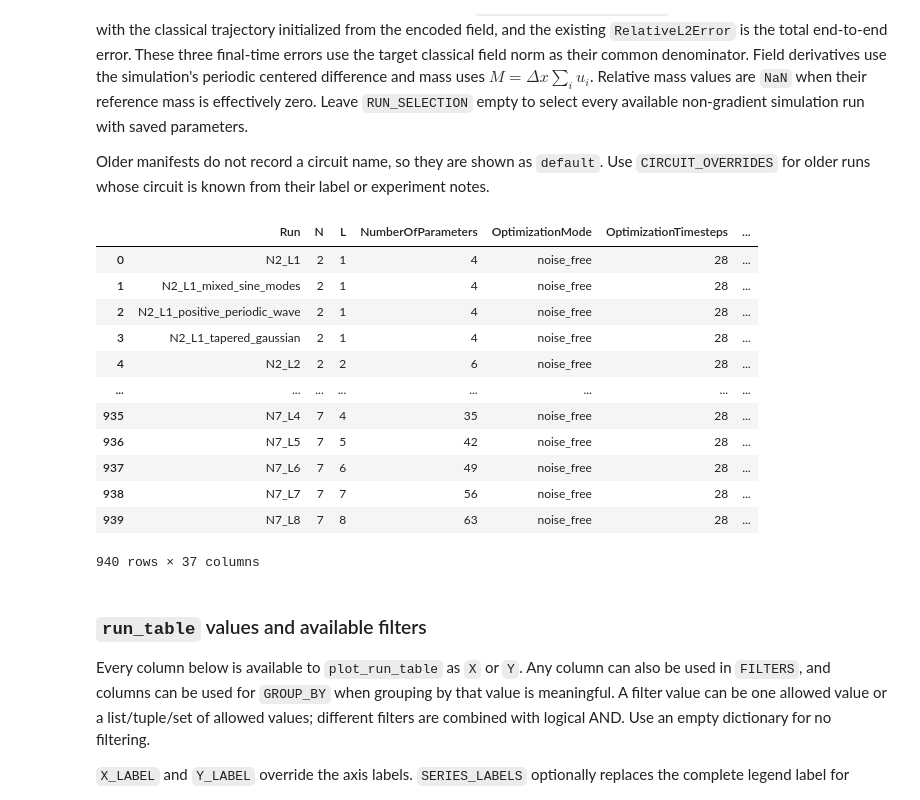
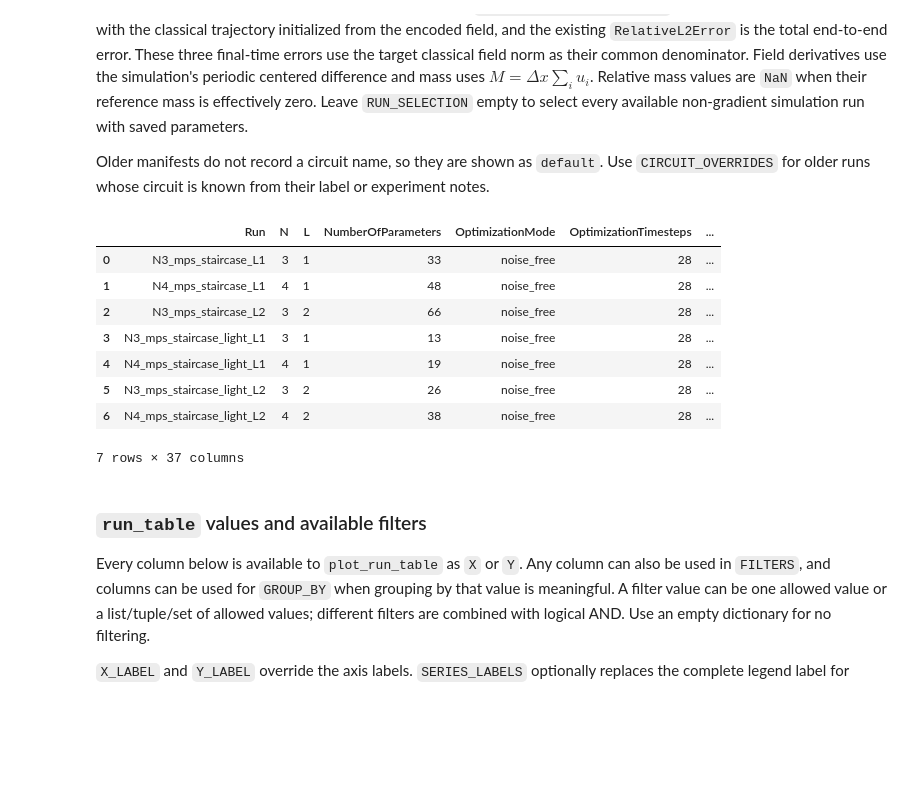
Before and after one commit to Joel-Kunk/VQCFD_quimb, a Jupyter notebook: analysis_results.ipynb, the cells around one changed output. Saved outputs shown, nothing was run; the diff lists cells and outputs as text; code cells hidden in the pictures; blank space fills up the shorter version.

```diff
--- a/analysis_results.ipynb
+++ b/analysis_results.ipynb
@@ -153,8 +153,8 @@ shots_used_total: 0
 
 Use `TIMESTEP = 0` for the initial state, a positive saved-state index, or `-1` for the final state. The plot reports MSE, R², and normalized squared-overlap fidelity.
 # %%
-DIR_LABEL = "N3"
-LABEL = "L2"
+DIR_LABEL = "N4_mps_staircase"
+LABEL = "L1"
 
 run = an.load_run(DIR_LABEL, LABEL)
 run
@@ -298,8 +298,14 @@ The table contains N, L, the number of circuit parameters, legacy variance, grad
 Older manifests do not record a circuit name, so they are shown as `default`. Use `CIRCUIT_OVERRIDES` for older runs whose circuit is known from their label or experiment notes.
 # %%
 RUN_SELECTION = [
-    # ("N3", "L2"),
-    # ("N4", "L3"),
+    ("N3_mps_staircase", "L1"),
+    ("N4_mps_staircase", "L1"),
+    ("N3_mps_staircase", "L2"),
+    # ("N4_mps_staircase", "L2"),
+    ("N3_mps_staircase_light", "L1"),
+    ("N4_mps_staircase_light", "L1"),
+    ("N3_mps_staircase_light", "L2"),
+    ("N4_mps_staircase_light", "L2"),
 ]
 
 # Optional explicit variance selection. Leave empty to use all discovered variance runs.
@@ -307,45 +313,41 @@ VARIANCE_SELECTION = []
 
 # Optional explicit gradient selection. Leave empty to use all discovered gradient runs.
 GRADIENT_SELECTION = []
 
 # Example: {"experiment_uni2_N4L3": "uni2"}
 CIRCUIT_OVERRIDES = {}
 
 selected_runs = an.load_runs(RUN_SELECTION) if RUN_SELECTION else an.discover_simulation_runs()
 variance_runs = (
     [an.load_variance_run(d, label) for d, label in VARIANCE_SELECTION]
     if VARIANCE_SELECTION
     else an.discover_variance_runs()
 )
 gradient_runs = (
     [an.load_gradient_run(d, label) for d, label in GRADIENT_SELECTION]
     if GRADIENT_SELECTION
     else an.discover_gradient_runs()
 )
 expression_runs = an.discover_expr_runs(include_full_runs=False)
 
 run_table = an.build_run_table(
     selected_runs,
     variance_runs=variance_runs,
     circuit_overrides=CIRCUIT_OVERRIDES,
     gradient_runs=gradient_runs,
     expression_runs=expression_runs,
 )
 run_table
 # %% [output]
 |  | Run | N | L | NumberOfParameters | OptimizationMode | OptimizationTimesteps | ... |
-| 0 | N2_L1 | 2 | 1 | 4 | noise_free | 28 | ... |
-| 1 | N2_L1_mixed_sine_modes | 2 | 1 | 4 | noise_free | 28 | ... |
-| 2 | N2_L1_positive_periodic_wave | 2 | 1 | 4 | noise_free | 28 | ... |
-| 3 | N2_L1_tapered_gaussian | 2 | 1 | 4 | noise_free | 28 | ... |
-| 4 | N2_L2 | 2 | 2 | 6 | noise_free | 28 | ... |
-| ... | ... | ... | ... | ... | ... | ... | ... |
-| 935 | N7_L4 | 7 | 4 | 35 | noise_free | 28 | ... |
-| 936 | N7_L5 | 7 | 5 | 42 | noise_free | 28 | ... |
-| 937 | N7_L6 | 7 | 6 | 49 | noise_free | 28 | ... |
-| 938 | N7_L7 | 7 | 7 | 56 | noise_free | 28 | ... |
-| 939 | N7_L8 | 7 | 8 | 63 | noise_free | 28 | ... |
+| 0 | N3_mps_staircase_L1 | 3 | 1 | 33 | noise_free | 28 | ... |
+| 1 | N4_mps_staircase_L1 | 4 | 1 | 48 | noise_free | 28 | ... |
+| 2 | N3_mps_staircase_L2 | 3 | 2 | 66 | noise_free | 28 | ... |
+| 3 | N3_mps_staircase_light_L1 | 3 | 1 | 13 | noise_free | 28 | ... |
+| 4 | N4_mps_staircase_light_L1 | 4 | 1 | 19 | noise_free | 28 | ... |
+| 5 | N3_mps_staircase_light_L2 | 3 | 2 | 26 | noise_free | 28 | ... |
+| 6 | N4_mps_staircase_light_L2 | 4 | 2 | 38 | noise_free | 28 | ... |
-940 rows × 37 columns
+7 rows × 37 columns
 # %%
 NS = (3, 4, 5, 6)
 UNI2_LAYERS = (1, 2, 3)
```
Also changed, not shown: parts of 3 cells of this notebook, 3 other files.
